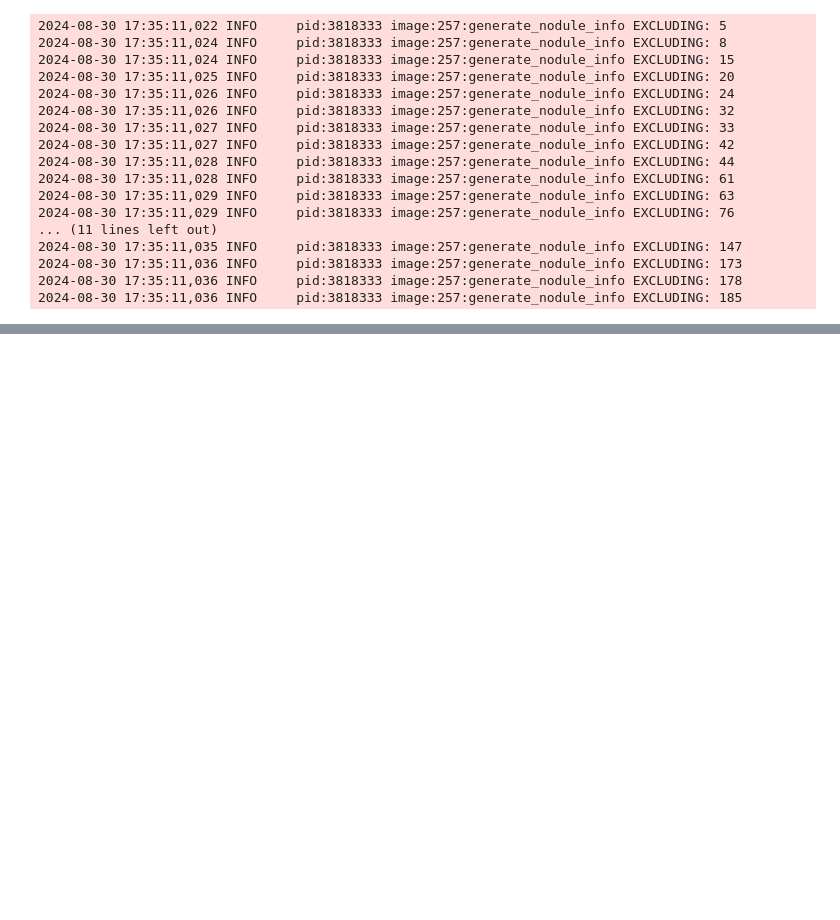
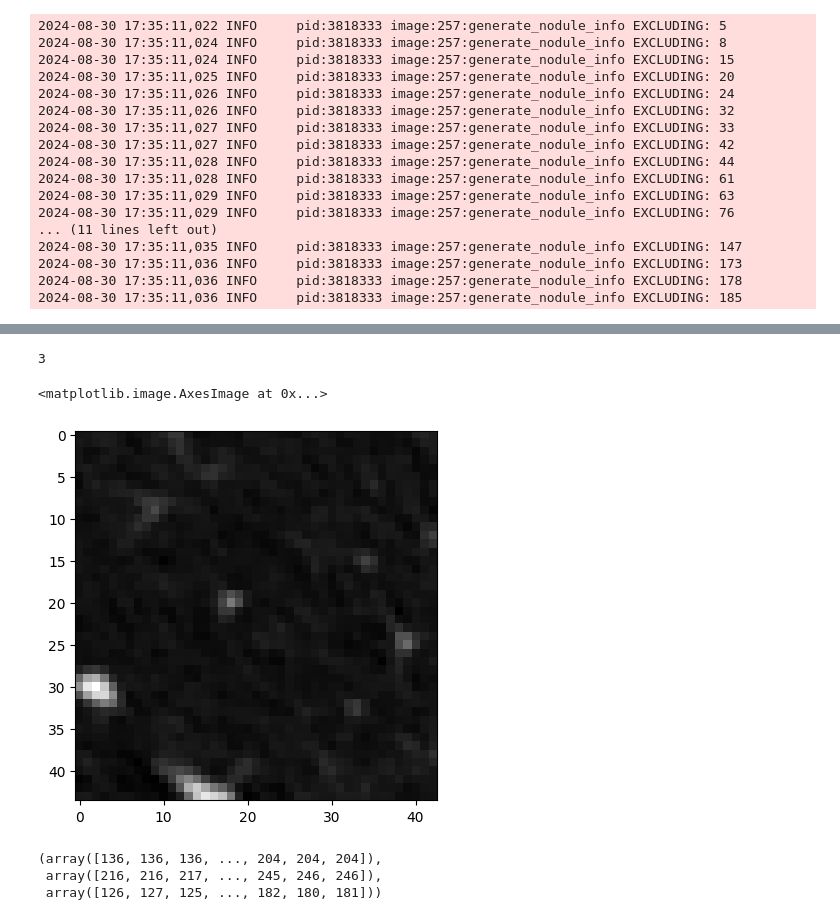
Before and after one commit to Pkaps25/nsclcrecurrence, a Jupyter notebook: ct_lung_class/scratch.ipynb, the cells around one changed output, grey strips where cells are left out. Saved outputs shown, nothing was run; the diff lists cells and outputs as text; code cells hidden in the pictures; blank space fills up the shorter version.

```diff
--- a/ct_lung_class/scratch.ipynb
+++ b/ct_lung_class/scratch.ipynb
@@ -485,13 +500,16 @@ nods = getNoduleInfoList()
 # %%
 import matplotlib.pyplot as plt
 from datasets import getCtRawNodule
-from monai.transforms import ScaleIntensity
 import SimpleITK as sitk
-nod1, nod2 = nods[19], nods[29]
 def preprocess(ct):
     ct = sitk.Clamp(ct, ct.GetPixelIDValue(), -1000, 1000)
     ct = sitk.Normalize(ct)
     ct = sitk.RescaleIntensity(ct, 0, 1)
     return ct
-im1 = preprocess(sitk.ReadImage(nod1.file_path)) # getCtRawNodule(nod1.file_path, nod1.image_type, nod1.center_lps, True, 5, 64).flatten()
-im2 = preprocess(sitk.ReadImage(nod2.file_path)) # getCtRawNodule(nod2.file_path, nod2.image_type, nod2.center_lps, True, 5, 64).flatten()
+
+reader = sitk.ImageSeriesReader()
+dicom_files = reader.GetGDCMSeriesFileNames("/data/kaplinsp/prasad_d/RIA_17-353D_Prasad_000_295/")
+reader.SetFileNames(dicom_files)
+image = reader.Execute()
+im1 = preprocess(image) # getCtRawNodule(nod1.file_path, nod1.image_type, nod1.center_lps, True, 5, 64).flatten()
+seg = sitk.ReadImage("/data/kaplinsp/test_nnunet/lung_pd295.nii.gz")
@@ -538,0 +516,55 @@ plt.imshow(box_arr[box_arr.shape[0]//2], cmap="grey")
+# %%
+import numpy as np
+center = (-103.239, 11.3895, -187.875)
+def get_connected_component_id_for_nodule(labeled_segmentation_image: sitk.Image) -> int:
+    index = labeled_segmentation_image.TransformPhysicalPointToIndex(center)
+    index_box = [slice(x - 10, x + 10) for x in index]
+    center_box = sitk.GetArrayFromImage(labeled_segmentation_image[index_box])
+    segs = np.unique(center_box)
+    return int(np.max(segs))
+
+segmentation_image = seg
+labeled_segmentation_image = sitk.ConnectedComponent(segmentation_image)
+segmentation_id = get_connected_component_id_for_nodule(labeled_segmentation_image)
+print(segmentation_id)
+label_shape_filter = sitk.LabelShapeStatisticsImageFilter()
+subset_segmentation = sitk.BinaryThreshold(
+labeled_segmentation_image,
+lowerThreshold=segmentation_id,
+upperThreshold=segmentation_id,
+)
+signed_distance_map = sitk.SignedMaurerDistanceMap(
+subset_segmentation, squaredDistance=False, useImageSpacing=True
+)
+dilated_segmentation = signed_distance_map < 2
+label_shape_filter.Execute(dilated_segmentation)
+bounding_box = label_shape_filter.GetBoundingBox(1)
+box_start = dilated_segmentation.TransformIndexToPhysicalPoint(
+    bounding_box[0: int(len(bounding_box) / 2)]
+)
+box_end = dilated_segmentation.TransformIndexToPhysicalPoint(
+    [
+        x + sz
+        for x, sz in zip(
+            bounding_box[0: int(len(bounding_box) / 2)],
+            bounding_box[int(len(bounding_box) / 2):],
+        )
+    ]
+)
+
+imgB_start_index = im1.TransformPhysicalPointToIndex(box_start)
+imgB_end_index = im1.TransformPhysicalPointToIndex(box_end)
+sl = sitk.Slice(image1=im1, start=imgB_start_index, stop=imgB_end_index)
+sl = sitk.GetArrayFromImage(sl)
+plt.imshow(sl[4], cmap="grey")
+# %% [output]
+3
+<matplotlib.image.AxesImage at 0x...>
+[figure, added]
+# %%
+seg = sitk.ReadImage("/data/kaplinsp/test_nnunet/lung_pd327.nii.gz")
+np.where(sitk.GetArrayFromImage(seg) == 1)
+# %% [output]
+(array([136, 136, 136, ..., 204, 204, 204]),
+ array([216, 216, 217, ..., 245, 246, 246]),
+ array([126, 127, 125, ..., 182, 180, 181]))
```
Also changed, not shown: parts of 10 cells of this notebook, 10 other files.
